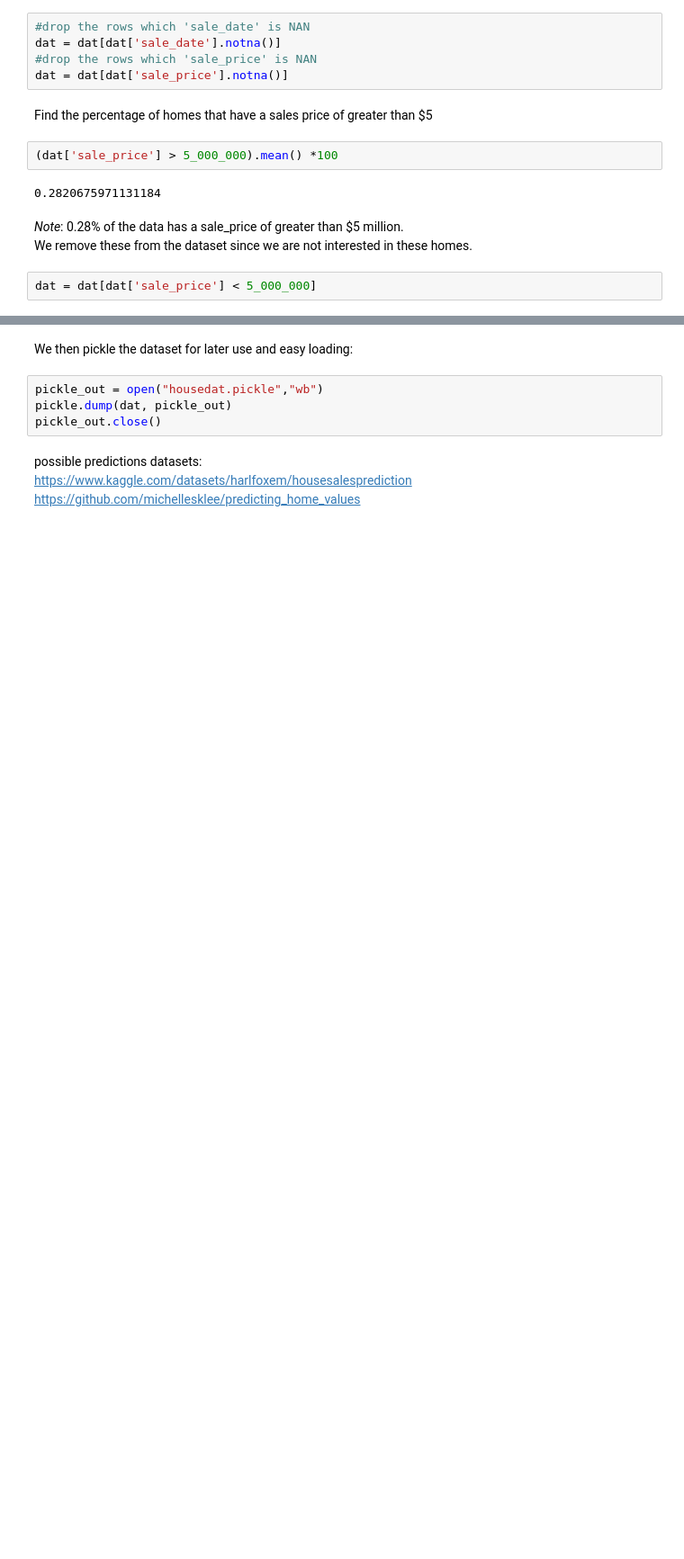
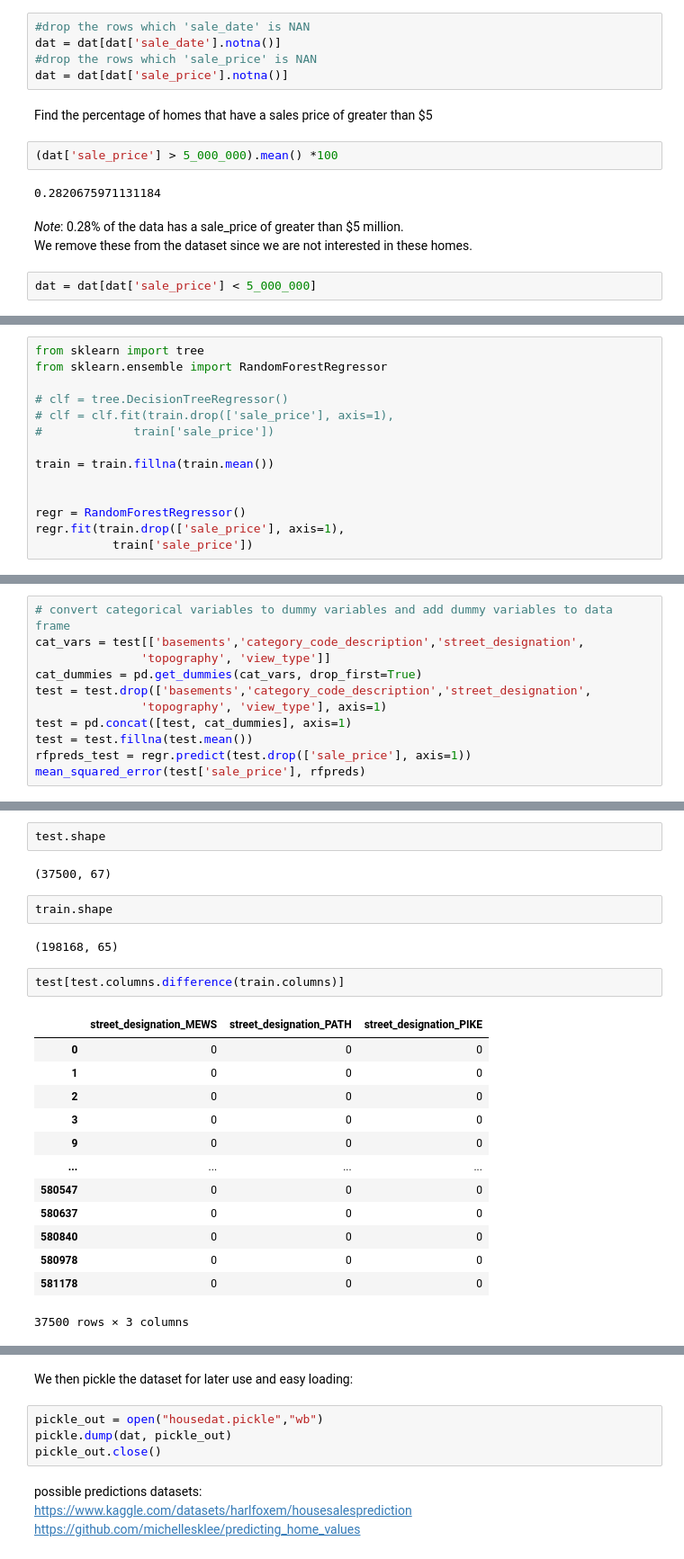
Before and after one commit to congjun-huang/Philadelphia-Housing, a Jupyter notebook: processing/process_vis.ipynb, the cells around one changed output, grey strips where cells are left out. Shown: that part at 90% size. Saved outputs shown, nothing was run; the diff lists cells and outputs as text; blank space fills up the shorter version.

```diff
--- a/processing/process_vis.ipynb
+++ b/processing/process_vis.ipynb
@@ -115,0 +342,14 @@ dat.head()
+# %%
+from sklearn import tree
+from sklearn.ensemble import RandomForestRegressor
+
+# clf = tree.DecisionTreeRegressor()
+# clf = clf.fit(train.drop(['sale_price'], axis=1),
+#             train['sale_price'])
+
+train = train.fillna(train.mean())
+
+
+regr = RandomForestRegressor()
+regr.fit(train.drop(['sale_price'], axis=1),
+           train['sale_price'])
@@ -115,0 +364,11 @@ dat.head()
+# %%
+# convert categorical variables to dummy variables and add dummy variables to data frame
+cat_vars = test[['basements','category_code_description','street_designation',
+               'topography', 'view_type']]
+cat_dummies = pd.get_dummies(cat_vars, drop_first=True)
+test = test.drop(['basements','category_code_description','street_designation',
+               'topography', 'view_type'], axis=1)
+test = pd.concat([test, cat_dummies], axis=1)
+test = test.fillna(test.mean())
+rfpreds_test = regr.predict(test.drop(['sale_price'], axis=1))
+mean_squared_error(test['sale_price'], rfpreds)
@@ -115,0 +397,24 @@ dat.head()
+# %%
+test.shape
+# %% [output]
+(37500, 67)
+# %%
+train.shape
+# %% [output]
+(198168, 65)
+# %%
+test[test.columns.difference(train.columns)]
+# %% [output]
+|  | street_designation_MEWS | street_designation_PATH | street_designation_PIKE |
+| 0 | 0 | 0 | 0 |
+| 1 | 0 | 0 | 0 |
+| 2 | 0 | 0 | 0 |
+| 3 | 0 | 0 | 0 |
+| 9 | 0 | 0 | 0 |
+| ... | ... | ... | ... |
+| 580547 | 0 | 0 | 0 |
+| 580637 | 0 | 0 | 0 |
+| 580840 | 0 | 0 | 0 |
+| 580978 | 0 | 0 | 0 |
+| 581178 | 0 | 0 | 0 |
+37500 rows × 3 columns
```
Also changed, not shown: parts of 31 cells of this notebook.
